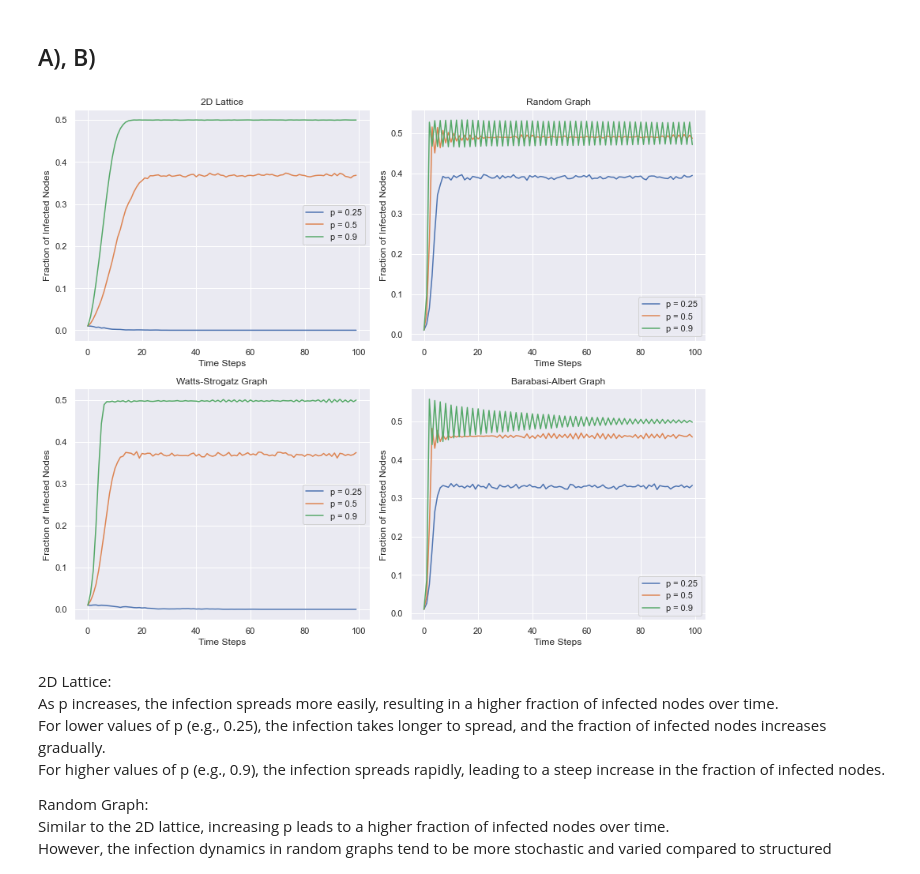
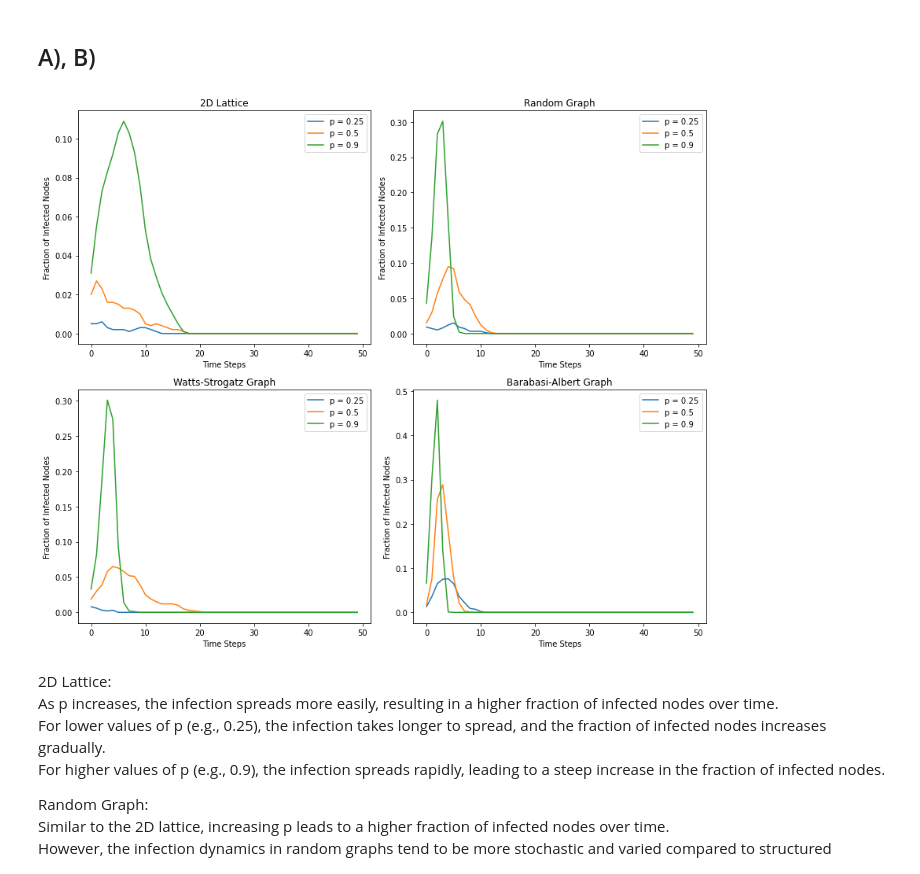
Before and after one commit to Ihorkostiuk01/Diffusion_Processes, a Jupyter notebook: lab_5.ipynb, the cells around one changed output. Cells and saved outputs as stored; diff of their text form; code cells hidden in the pictures.

```diff
--- a/lab_5.ipynb
+++ b/lab_5.ipynb
@@ -175,59 +183,66 @@ plt.show()
 import networkx as nx
 import numpy as np
 import matplotlib.pyplot as plt
+import matplotlib
+import warnings
 
-def simulate_SIR(graph, p, num_simulations):
+warnings.filterwarnings("ignore", category=matplotlib.MatplotlibDeprecationWarning)
+
+def simulate_SIR(graph, p, num_simulations, duration):
     num_nodes = len(graph.nodes)
-    infected_fraction = np.zeros(num_nodes)
+    infected_fractions = np.zeros((num_simulations, duration))
 
-    for _ in range(num_simulations):
+    for sim in range(num_simulations):
         infected = set()
         infected.add(np.random.choice(list(graph.nodes)))  # Select a random node to begin infection
 
-        for i in range(num_nodes):
+        susceptible = set(graph.nodes) - infected
+        recovered = set()
+
+        for t in range(duration):
             infected_next = set()
 
             for u in infected:
-                new_infected = [v for v in graph.neighbors(u) if v not in infected and np.random.random() < p]
-                infected_next.update(new_infected)
+                for v in graph.neighbors(u):
+                    if v in susceptible and np.random.random() < p:
+                        infected_next.add(v)
 
-            infected_fraction[i] += len(infected) / num_nodes
+            recovered.update(infected)
             infected = infected_next
+            susceptible -= infected
+            infected_fractions[sim, t] = len(infected) / num_nodes
 
-    return infected_fraction / num_simulations
+    return np.mean(infected_fractions, axis=0)
 
 # (a) Simulate the model on a 2D lattice
 lattice = nx.grid_2d_graph(10, 10)
 lattice_1d = nx.convert_node_labels_to_integers(lattice, ordering='sorted')  # Convert to a 1D graph
-p_values = [0.25, 0.5, 0.9]
-infected_fractions_lattice = []
-
-for p in p_values:
-    infected_fractions_lattice.append(simulate_SIR(lattice_1d, p, num_simulations=100))
 
 # (b) Simulate the model on a random graph
-random_graph = nx.erdos_renyi_graph(100, 0.1)
-infected_fractions_random = []
-
-for p in p_values:
-    infected_fractions_random.append(simulate_SIR(random_graph, p, num_simulations=100))
+random_graph = nx.gnm_random_graph(100, 200)  # 100 nodes, 200 edges
 
 # (c) Simulate the model on a Watts-Strogatz graph
 watts_strogatz_graph = nx.watts_strogatz_graph(100, 4, 0.3)
-infected_fractions_ws = []
-
-for p in p_values:
-    infected_fractions_ws.append(simulate_SIR(watts_strogatz_graph, p, num_simulations=100))
 
 # (d) Simulate the model on a Barabasi-Albert graph
-barabasi_albert_graph = nx.barabasi_albert_graph(100, 5)
+barabasi_albert_graph = nx.barabasi_albert_graph(100, 3)
+
+p_values = [0.25, 0.5, 0.9]
+num_simulations = 10
+duration = 50
+infected_fractions_lattice = []
+infected_fractions_random = []
+infected_fractions_ws = []
 infected_fractions_ba = []
 
 for p in p_values:
-    infected_fractions_ba.append(simulate_SIR(barabasi_albert_graph, p, num_simulations=100))
+    infected_fractions_lattice.append(simulate_SIR(lattice_1d, p, num_simulations, duration))
+    infected_fractions_random.append(simulate_SIR(random_graph, p, num_simulations, duration))
+    infected_fractions_ws.append(simulate_SIR(watts_strogatz_graph, p, num_simulations, duration))
+    infected_fractions_ba.append(simulate_SIR(barabasi_albert_graph, p, num_simulations, duration))
 
 # Plot the results
-time_steps = range(len(infected_fractions_lattice[0]))
+time_steps = np.arange(duration)
 
 plt.figure(figsize=(12, 10))
 
@@ -236,34 +251,34 @@ for i, p in enumerate(p_values):
     plt.plot(time_steps, infected_fractions_lattice[i], label='p = {}'.format(p))
     plt.xlabel('Time Steps')
     plt.ylabel('Fraction of Infected Nodes')
     plt.title('2D Lattice')
     plt.legend()
 
     plt.subplot(2, 2, 2)
     plt.plot(time_steps, infected_fractions_random[i], label='p = {}'.format(p))
     plt.xlabel('Time Steps')
     plt.ylabel('Fraction of Infected Nodes')
     plt.title('Random Graph')
     plt.legend()
 
     plt.subplot(2, 2, 3)
     plt.plot(time_steps, infected_fractions_ws[i], label='p = {}'.format(p))
     plt.xlabel('Time Steps')
     plt.ylabel('Fraction of Infected Nodes')
     plt.title('Watts-Strogatz Graph')
     plt.legend()
 
     plt.subplot(2, 2, 4)
     plt.plot(time_steps, infected_fractions_ba[i], label='p = {}'.format(p))
     plt.xlabel('Time Steps')
     plt.ylabel('Fraction of Infected Nodes')
     plt.title('Barabasi-Albert Graph')
     plt.legend()
 
 plt.tight_layout()
 plt.show()
 # %% [output]
-[figure, old version]
+[figure, new version]
 # %% [markdown]
 2D Lattice:<br />
 As p increases, the infection spreads more easily, resulting in a higher fraction of infected nodes over time.<br />
```
Also changed, not shown: parts of 12 cells of this notebook.
